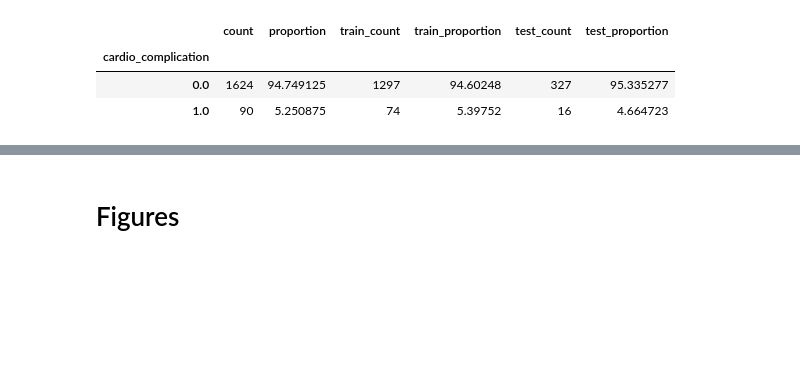
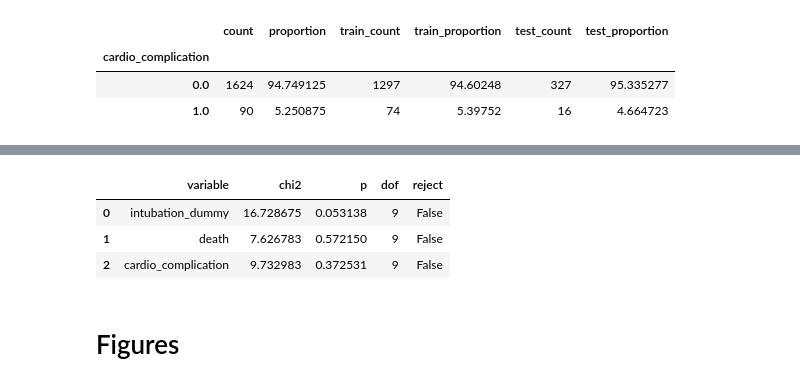
Before and after one commit to harrisonnguyen/cardiac_covid_model, a Jupyter notebook: paper figures.ipynb, the cells around one changed output, grey strips where cells are left out. Saved outputs shown, nothing was run; the diff lists cells and outputs as text; code cells hidden in the pictures; blank space fills up the shorter version.

```diff
--- a/paper figures.ipynb
+++ b/paper figures.ipynb
@@ -127,6 +127,8 @@ df_dummy =  pd.get_dummies(
         columns = categorical_col,
         dummy_na=False,
         drop_first=True)
+# %%
+dummy_col_names = df_dummy.columns.difference(data.columns).tolist()
 # %%
 from sklearn.model_selection import train_test_split
 train,test= train_test_split(df_dummy, test_size=test_size, random_state=random_seed)
@@ -222,0 +457,30 @@ df_sub
+# %%
+from sklearn.metrics import confusion_matrix
+alpha < 0.05
+for p in predictor:
+    model_name = chosen_model_cal[p][0]
+    test_pipe = joblib.load("model/" + model_name +".pickle")
+    model_string = chosen_model_cal[p][1]
+
+    sub_date_df = df_date_non_null.query('quarter == @q')
+    y_test = test[p][test[p].index.isin(df_date_non_null.index)]
+    X_test = test.drop(predictor, axis=1)[test[p].index.isin(df_date_non_null.index)]
+    prediction = test_pipe.predict(X_test)
+    prediction_df = pd.DataFrame({
+        p:y_test,
+        'prediction':prediction},
+        index=y_test.index).join(df_date_non_null["quarter"],how="inner")
+    chi2_data = np.zeros((len(prediction_df["quarter"].unique()),4))
+    for q in prediction_df["quarter"].unique():
+        sub_df = prediction_df.query('quarter == @q')
+        cm = confusion_matrix(sub_df[p], sub_df['prediction'])
+        chi2_data[q-1] = cm.reshape(-1,4)
+
+    # Perform Chi-Square Test
+    print(chi2_data)
+    chi2, p_value, dof, expected = chi2_contingency(chi2_data)
+    print("Model Outcome:",p)
+    print("Chi-Square Statistic:", chi2)
+    print("Degrees of Freedom:", dof)
+    print("P-value:", p_value)
+    model_chi_test.loc[len(model_chi_test.index)] = [p,chi2,p_value,dof,p_value<alpha]
@@ -222,0 +505,7 @@ df_sub
+# %%
+model_chi_test
+# %% [output]
+|  | variable | chi2 | p | dof | reject |
+| 0 | intubation_dummy | 16.728675 | 0.053138 | 9 | False |
+| 1 | death | 7.626783 | 0.572150 | 9 | False |
+| 2 | cardio_complication | 9.732983 | 0.372531 | 9 | False |
```
Also changed, not shown: parts of 24 cells of this notebook, 4 other files.
